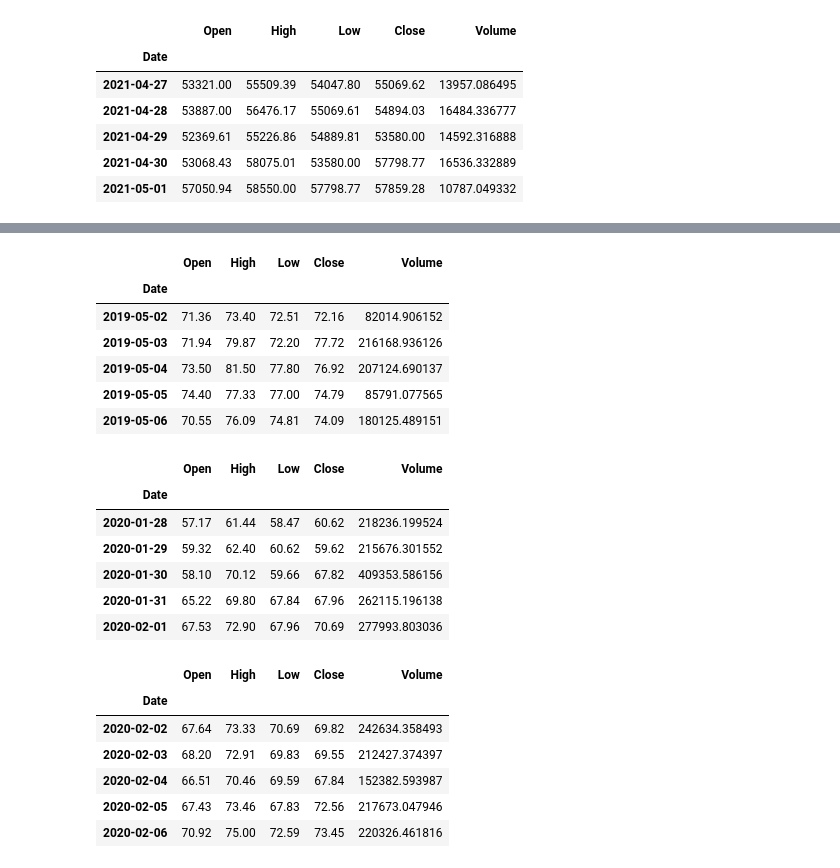
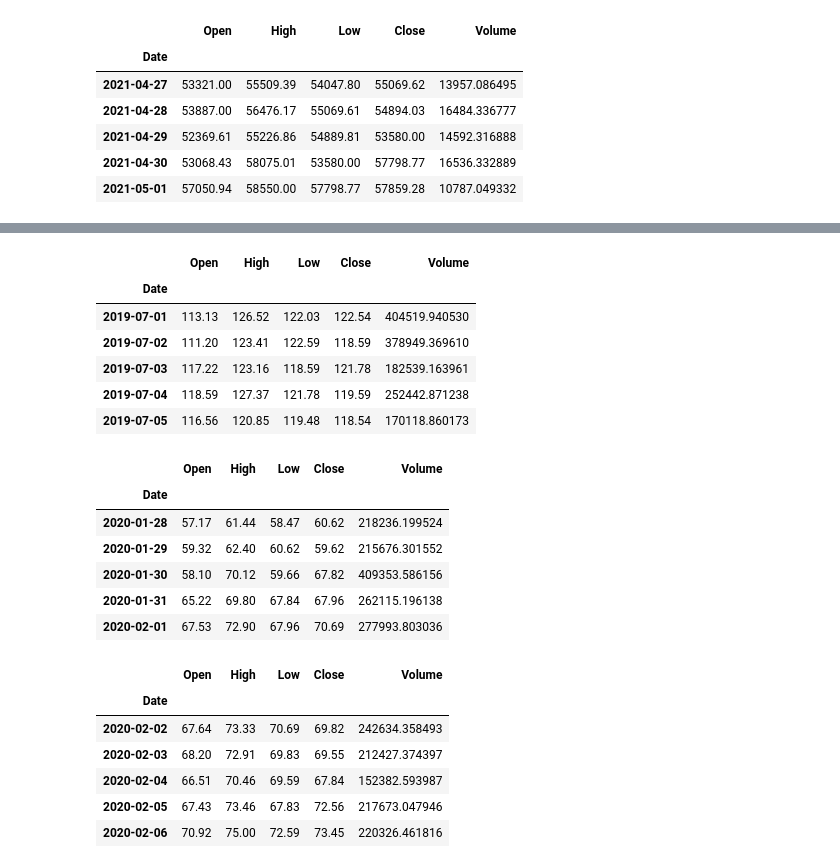
Before and after one commit to jpweldon/Cryptocurrency_Stock_Correlation, a Jupyter notebook: Jose_practice_code.ipynb, the cells around one changed output, grey strips where cells are left out. Saved outputs shown, nothing was run; the diff lists cells and outputs as text; code cells hidden in the pictures.

```diff
--- a/Jose_practice_code.ipynb
+++ b/Jose_practice_code.ipynb
@@ -258,18 +195,18 @@ display(historical_ltc_2018_8_2019_5.tail())
 # %%
-start_date_ltc_2 = date(2019,5,2).isoformat()
+start_date_ltc_2 = date(2019,7,1).isoformat()
 end_date_ltc_2 = date(2020,2,1).isoformat()
 # %%
-historical_ltc_2019_5_2020_2 = pull_historical_data('LTC-USD', start_date_ltc_2, end_date_ltc_2)
-display(historical_ltc_2019_5_2020_2.head())
-display(historical_ltc_2019_5_2020_2.tail())
+historical_ltc_2019_7_2020_2 = pull_historical_data('LTC-USD', start_date_ltc_2, end_date_ltc_2)
+display(historical_ltc_2019_7_2020_2.head())
+display(historical_ltc_2019_7_2020_2.tail())
 # %% [output]
 |  | Open | High | Low | Close | Volume |
 | Date |  |  |  |  |  |
-| 2019-05-02 | 71.36 | 73.40 | 72.51 | 72.16 | 82014.906152 |
-| 2019-05-03 | 71.94 | 79.87 | 72.20 | 77.72 | 216168.936126 |
-| 2019-05-04 | 73.50 | 81.50 | 77.80 | 76.92 | 207124.690137 |
-| 2019-05-05 | 74.40 | 77.33 | 77.00 | 74.79 | 85791.077565 |
-| 2019-05-06 | 70.55 | 76.09 | 74.81 | 74.09 | 180125.489151 |
+| 2019-07-01 | 113.13 | 126.52 | 122.03 | 122.54 | 404519.940530 |
+| 2019-07-02 | 111.20 | 123.41 | 122.59 | 118.59 | 378949.369610 |
+| 2019-07-03 | 117.22 | 123.16 | 118.59 | 121.78 | 182539.163961 |
+| 2019-07-04 | 118.59 | 127.37 | 121.78 | 119.59 | 252442.871238 |
+| 2019-07-05 | 116.56 | 120.85 | 119.48 | 118.54 | 170118.860173 |
 |  | Open | High | Low | Close | Volume |
 | Date |  |  |  |  |  |
 | 2020-01-28 | 57.17 | 61.44 | 58.47 | 60.62 | 218236.199524 |
```
Also changed, not shown: parts of 26 cells of this notebook, 1 other file.
